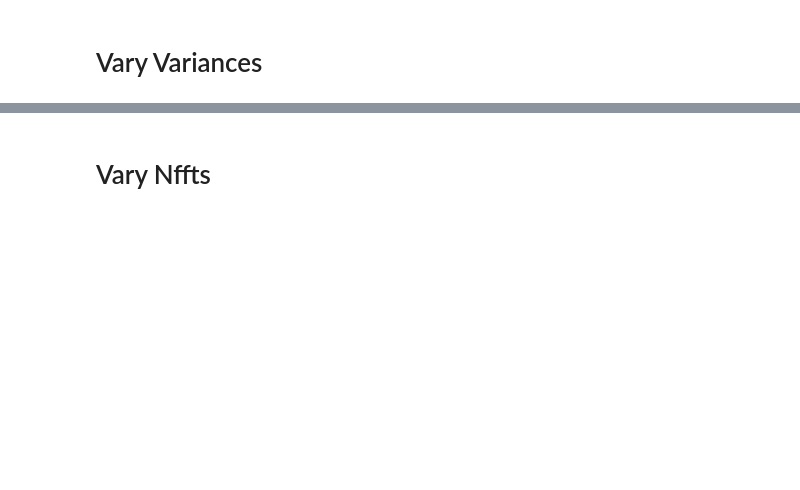
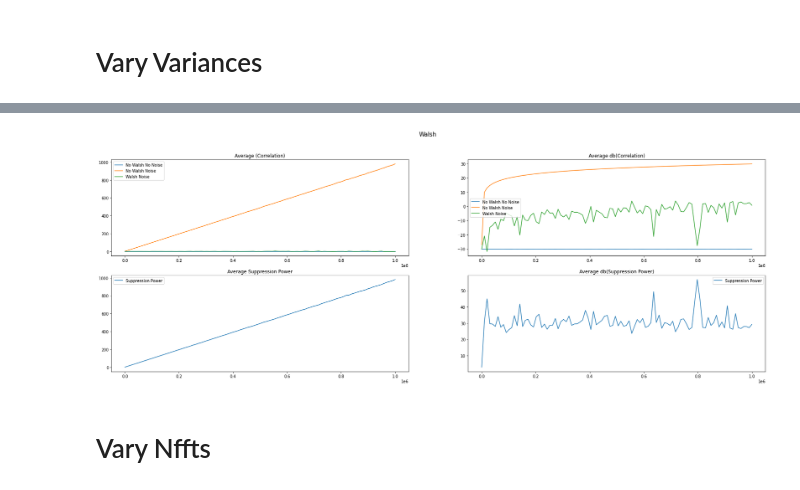
Before and after one commit to lmberkhout/walsh_sims, a Jupyter notebook: noise_Walsh.ipynb, the cells around one changed output, grey strips where cells are left out. Saved outputs shown, nothing was run; the diff lists cells and outputs as text; code cells hidden in the pictures; blank space fills up the shorter version.

```diff
--- a/noise_Walsh.ipynb
+++ b/noise_Walsh.ipynb
@@ -225,0 +157,88 @@ ax[2,1].set_title('Variance vs db(Walsh Suppression Power)')
+# %%
+fig, ax = plt.subplots(2,2, figsize = (30,10))
+nffts = 1024
+num_samples = 1024
+variance_fixed = 1
+variances = np.linspace(variance_fixed,1000000,100)
+
+
+prepwr = []
+postpwr = []
+pwrsorig = []
+
+for j in range(len(variances)):
+    pwrspre = []
+    pwrspost = []
+    pwrsreg = []
+    for i in range(nffts):
+        if i < nffts//2:
+            samplessig = np.random.normal(0, np.sqrt(variance_fixed), num_samples)
+            samplesnoise = np.random.normal(0, np.sqrt(variances[j]), num_samples)
+            nowalsh =  samplessig+samplesnoise
+            walsh = samplessig+samplesnoise
+            fftavgnowalsh = np.fft.fft(nowalsh)/num_samples
+            fftavgwalsh = np.fft.fft(walsh)/num_samples
+            pwrnowalsh = fftavgnowalsh*np.conj(fftavgnowalsh)
+            pwrwalsh = fftavgwalsh*np.conj(fftavgnowalsh)
+            pwrspre.append(pwrnowalsh)
+            pwrspost.append(pwrwalsh)
+        else:
+            samplessig = gain*np.random.normal(0, np.sqrt(variance_fixed), num_samples)
+            samplesnoise = np.random.normal(0, np.sqrt(variances[j]), num_samples)
+            nowalsh =  samplessig+samplesnoise
+            walsh = samplessig-samplesnoise
+            fftavgnowalsh = np.fft.fft(nowalsh)/num_samples
+            fftavgwalsh = np.fft.fft(walsh)/num_samples
+            pwrnowalsh = fftavgnowalsh*np.conj(fftavgnowalsh)
+            pwrwalsh = fftavgwalsh*np.conj(fftavgnowalsh)
+            pwrspre.append(pwrnowalsh)
+            pwrspost.append(pwrwalsh)
+
+
+        samples = gain*np.random.normal(0, np.sqrt(variance_fixed), num_samples)
+        fftavg = np.fft.fft(samples)/num_samples
+        pwr = fftavg*np.conj(fftavg)
+
+        pwrsreg.append(pwr)
+
+    meanpwrpre = np.mean(pwrspre, axis=0)
+    meanpwrpost = np.mean(pwrspost, axis=0)
+    meanpwrreg = np.mean(pwrsreg, axis=0)
+
+    prepwr.append(np.mean(meanpwrpre))
+    postpwr.append(np.mean(meanpwrpost))
+    pwrsorig.append(np.mean(meanpwrreg))
+
+
+fig.suptitle('Walsh', fontsize=15)
+
+prepwr = np.array(prepwr)
+postpwr = np.array(postpwr)
+pwrsorig = np.array(pwrsorig)
+
+
+
+ax[0,0].plot(variances, pwrsorig,label='No Walsh No Noise')
+ax[0,0].plot(variances, prepwr,label='No Walsh Noise')
+ax[0,0].plot(variances, postpwr,label= 'Walsh Noise')
+ax[0,0].set_title('Average (Correlation)')
+ax[0,0].legend()
+
+
+
+ax[0,1].plot(variances,db(pwrsorig),label='No Walsh No Noise')
+ax[0,1].plot(variances,db(prepwr),label='No Walsh Noise')
+ax[0,1].plot(variances,db(postpwr),label='Walsh Noise')
+ax[0,1].set_title('Average db(Correlation)')
+ax[0,1].legend()
+
+
+
+ax[1,0].plot(variances,prepwr-postpwr,label='Suppression Power')
+ax[1,0].set_title('Average Suppression Power')
+ax[1,0].legend()
+
+ax[1,1].plot(variances,db(prepwr)-db(postpwr),label='Suppression Power')
+ax[1,1].set_title('Average db(Suppression Power)')
+ax[1,1].legend()
+# %% [output]
@@ -226,2 +246,3 @@ ax[2,1].set_title('Variance vs db(Walsh Suppression Power)')
+[figure, added]
 # %% [markdown]
 # Vary Nffts
```
Also changed, not shown: parts of 10 cells of this notebook.
